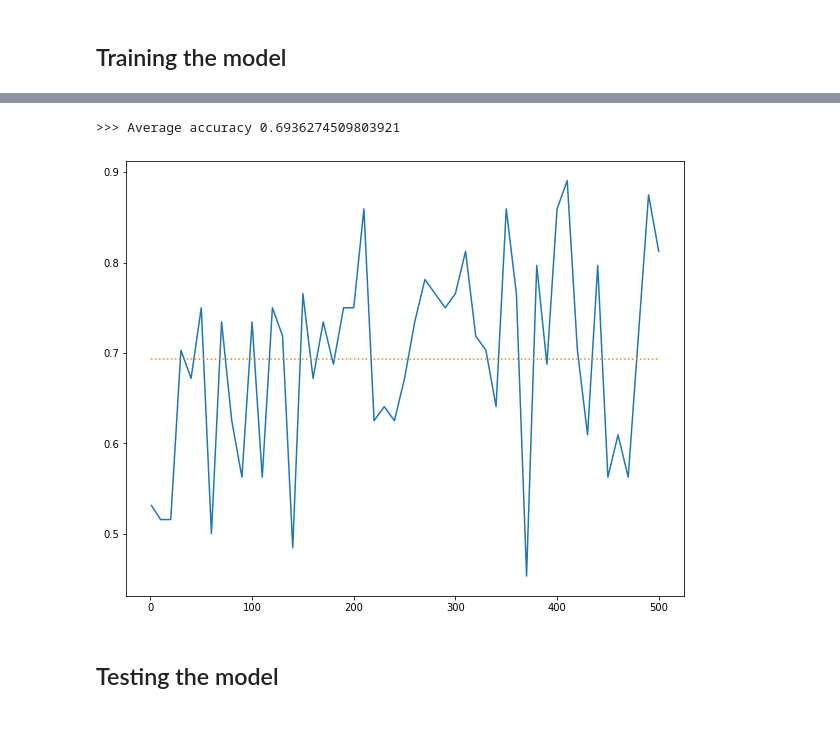
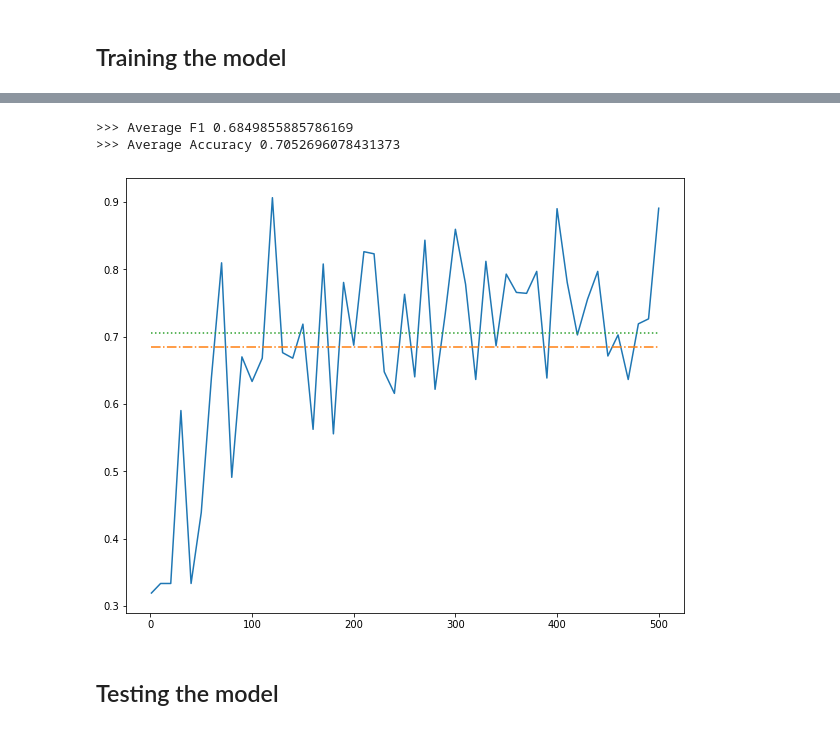
Before and after one commit to hatemalamir/tweet_disaster, a Jupyter notebook: disaster_tweets_classifier.ipynb, the cells around one changed output, grey strips where cells are left out. Cells and saved outputs as stored; diff of their text form; code cells hidden in the pictures.

```diff
--- a/disaster_tweets_classifier.ipynb
+++ b/disaster_tweets_classifier.ipynb
@@ -306,7 +324,12 @@ def data_generator(text_pos, text_neg, keyword_pos, keyword_neg, loc_pos, loc_ne
         # We do not use them here, but they are expected by Trax
         example_weights = np.array([1] * (n_to_take * 2))
 
-        yield np.array(batch_text), np.array(targets), example_weights
+        ret_vals = (np.array(batch_text),)
+        if keyword_pos:
+            ret_vals += (np.array(batch_keyword),)
+        if loc_pos:
+            ret_vals += (np.array(batch_loc),)
+        yield ret_vals + (np.array(targets), example_weights)
 # %%
 def train_generator(batch_size, train_text_pos, train_text_neg, train_keyword_pos, train_keyword_neg, train_loc_pos, train_loc_neg, vocab):
     return data_generator(
@@ -375,16 +398,16 @@ def get_train_eval_tasks(
 # %%
 BATCH_SIZE = 64
 train_task, eval_task = get_train_eval_tasks(
-    train_text_pos=pos_train.input_clean.to_list(),
-    train_text_neg=neg_train.input_clean.to_list(),
-    train_keyword_pos=[],
-    train_keyword_neg=[],
+    train_text_pos=pos_train.text_clean.to_list(),
+    train_text_neg=neg_train.text_clean.to_list(),
+    train_keyword_pos=pos_train.input_clean.to_list(),
+    train_keyword_neg=neg_train.input_clean.to_list(),
     train_loc_pos=[],
     train_loc_neg=[],
-    val_text_pos=pos_val.input_clean.to_list(),
-    val_text_neg=neg_val.input_clean.to_list(),
-    val_keyword_pos=[],
-    val_keyword_neg=[],
+    val_text_pos=pos_val.text_clean.to_list(),
+    val_text_neg=neg_val.text_clean.to_list(),
+    val_keyword_pos=pos_val.input_clean.to_list(),
+    val_keyword_neg=neg_val.input_clean.to_list(),
     val_loc_pos=[],
     val_loc_neg=[],
     batch_size=BATCH_SIZE,
@@ -417,5 +454,5 @@ def classifier(vocab_size, embedding_dim):
     )
 # %%
-model = classifier(len(vocab), EMBED_DIM)
+model = classifier(len(vocab), EMBED_DIM_TEXT, EMBED_DIM_KW,)
 model
 # %% [output]
@@ -479,18 +527,23 @@ Step    500: eval  MacroAveragedFScore |  0.81083739
 # %%
 hist_acc = training_loop.history.to_dict()['_values']['eval']['metrics/Accuracy']
-steps = [t[0] for t in hist_acc]
-vals = [t[1] for t in hist_acc]
+hist_f1 = training_loop.history.to_dict()['_values']['eval']['metrics/MacroAveragedFScore']
+steps = [t[0] for t in hist_f1]
+vals_f1 = [t[1] for t in hist_f1]
+vals_acc = [t[1] for t in hist_acc]
 import statistics as st
-avg_val = st.mean(vals)
-
+avg_f1 = st.mean(vals_f1)
+avg_acc = st.mean(vals_acc)
 
 fig, ax = plt.subplots(figsize=(10, 8))
-ax.plot(steps, vals);
-ax.plot(steps, [avg_val] * len(vals), linestyle=":")
-print(f'>>> Average accuracy {avg_val}')
+ax.plot(steps, vals_f1);
+ax.plot(steps, [avg_f1] * len(vals_f1), linestyle="-.")
+ax.plot(steps, [avg_acc] * len(vals_acc), linestyle=":")
+print(f'>>> Average F1 {avg_f1}')
+print(f'>>> Average Accuracy {avg_acc}')
 # %% [output]
->>> Average accuracy 0.6936274509803921
+>>> Average F1 0.6849855885786169
+>>> Average Accuracy 0.7052696078431373
-[figure, old version]
+[figure, new version]
 # %% [markdown]
 ## Testing the model
 # %%
```
Also changed, not shown: parts of 12 cells of this notebook.
